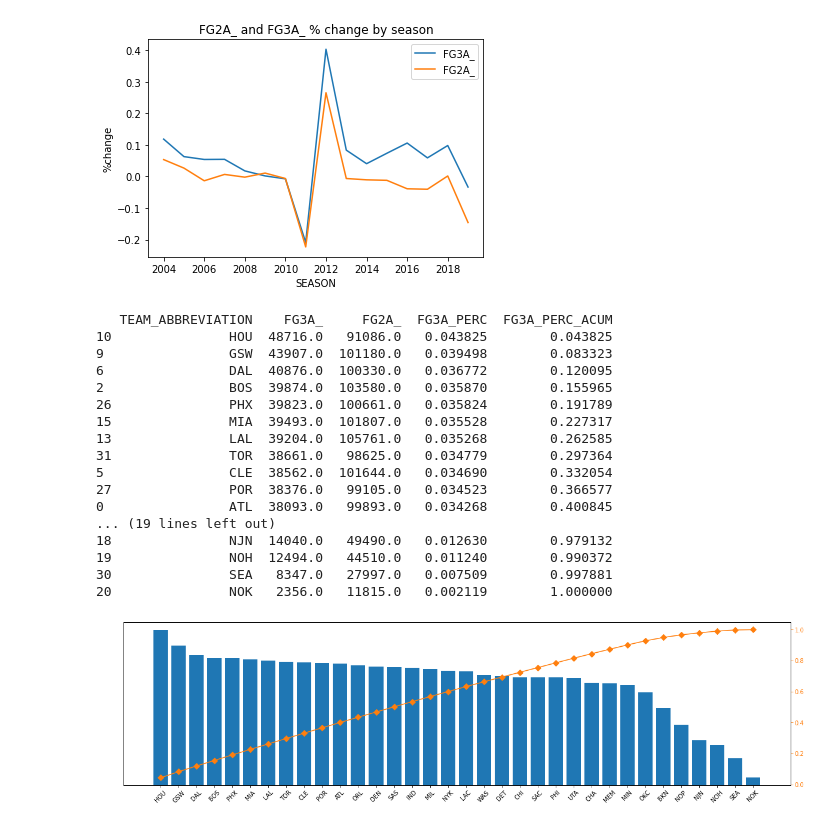
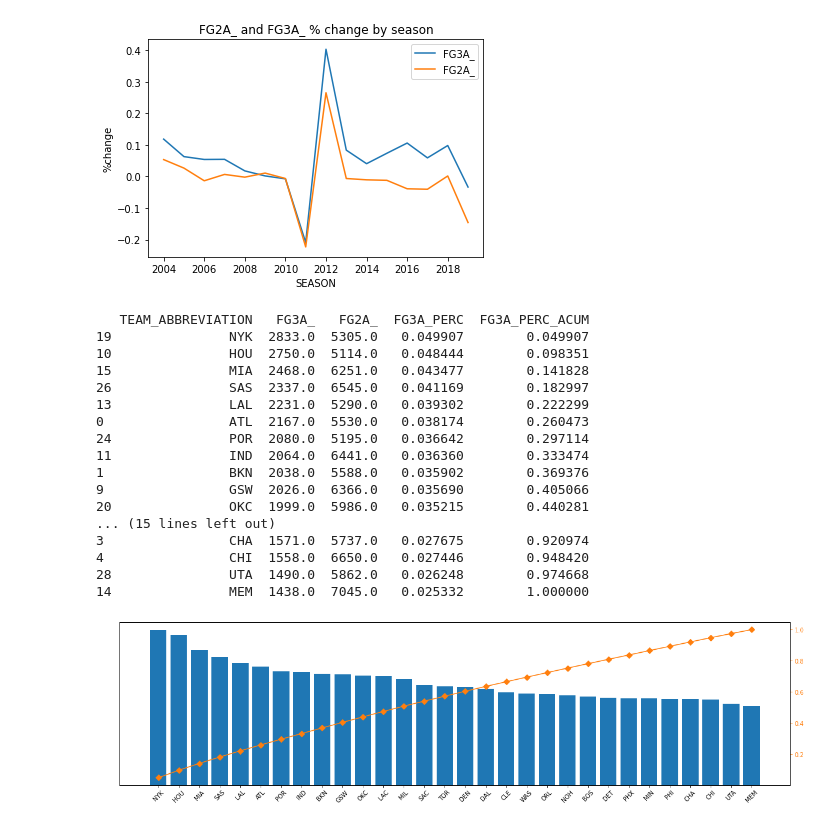
Before and after one commit to camiloms10/NBA_project, a Jupyter notebook: NBA_analysis.ipynb, the cells around one changed output. Drawn from its saved outputs; the diff is of its cells as text; code cells hidden in the pictures.

```diff
--- a/NBA_analysis.ipynb
+++ b/NBA_analysis.ipynb
@@ -269,40 +293,40 @@ SEASON
 [figure]
 # %%
 df5 = df.loc[df['SEASON'] == 2012]
-df5 = df.groupby(["TEAM_ABBREVIATION"]).agg(FG3A_=('FG3A','sum'),FG2A_=('FG2A_','sum')).reset_index()
+df5 = df5.groupby(["TEAM_ABBREVIATION"]).agg(FG3A_=('FG3A','sum'),FG2A_=('FG2A_','sum')).reset_index()
 df5 = df5.sort_values(by='FG3A_', ascending=False)
 df5['FG3A_'] = df5['FG3A_'].astype(float)
 df5['FG3A_PERC'] = (df5['FG3A_'] / df5['FG3A_'].sum())
 df5["FG3A_PERC_ACUM"]=df5["FG3A_PERC"].cumsum()
 print(df5)
 
 fig, ax = plt.subplots(figsize=(20,5))
 ax.bar(df5["TEAM_ABBREVIATION"], df5['FG3A_'], color="C0")
 ax2 = ax.twinx()
 ax2.plot(df5["TEAM_ABBREVIATION"], df5["FG3A_PERC_ACUM"], color="C1", marker="D", ms=7)
 ax.tick_params(axis="y", colors="white")
 ax2.tick_params(axis="y", colors="C1")
 for tick in ax.get_xticklabels():
     tick.set_rotation(45)
 plt.show()
 # %% [output]
-   TEAM_ABBREVIATION    FG3A_     FG2A_  FG3A_PERC  FG3A_PERC_ACUM
-10               HOU  48716.0   91086.0   0.043825        0.043825
-9                GSW  43907.0  101180.0   0.039498        0.083323
-6                DAL  40876.0  100330.0   0.036772        0.120095
-2                BOS  39874.0  103580.0   0.035870        0.155965
-26               PHX  39823.0  100661.0   0.035824        0.191789
-15               MIA  39493.0  101807.0   0.035528        0.227317
-13               LAL  39204.0  105761.0   0.035268        0.262585
-31               TOR  38661.0   98625.0   0.034779        0.297364
-5                CLE  38562.0  101644.0   0.034690        0.332054
-27               POR  38376.0   99105.0   0.034523        0.366577
-0                ATL  38093.0   99893.0   0.034268        0.400845
-... (19 lines left out)
-18               NJN  14040.0   49490.0   0.012630        0.979132
-19               NOH  12494.0   44510.0   0.011240        0.990372
-30               SEA   8347.0   27997.0   0.007509        0.997881
-20               NOK   2356.0   11815.0   0.002119        1.000000
+   TEAM_ABBREVIATION   FG3A_   FG2A_  FG3A_PERC  FG3A_PERC_ACUM
+19               NYK  2833.0  5305.0   0.049907        0.049907
+10               HOU  2750.0  5114.0   0.048444        0.098351
+15               MIA  2468.0  6251.0   0.043477        0.141828
+26               SAS  2337.0  6545.0   0.041169        0.182997
+13               LAL  2231.0  5290.0   0.039302        0.222299
+0                ATL  2167.0  5530.0   0.038174        0.260473
+24               POR  2080.0  5195.0   0.036642        0.297114
+11               IND  2064.0  6441.0   0.036360        0.333474
+1                BKN  2038.0  5588.0   0.035902        0.369376
+9                GSW  2026.0  6366.0   0.035690        0.405066
+20               OKC  1999.0  5986.0   0.035215        0.440281
+... (15 lines left out)
+3                CHA  1571.0  5737.0   0.027675        0.920974
+4                CHI  1558.0  6650.0   0.027446        0.948420
+28               UTA  1490.0  5862.0   0.026248        0.974668
+14               MEM  1438.0  7045.0   0.025332        1.000000
-[figure, old version]
+[figure, new version]
 # %%
 df6 = df.loc[df['SEASON'] == 2012]
```
Also changed, not shown: parts of 18 cells of this notebook.
